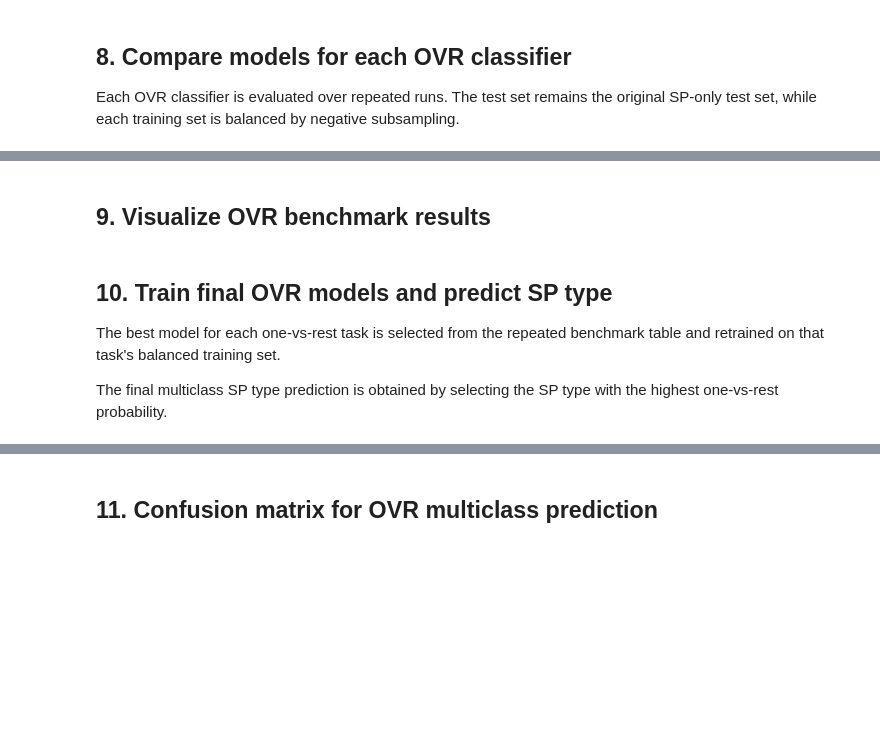
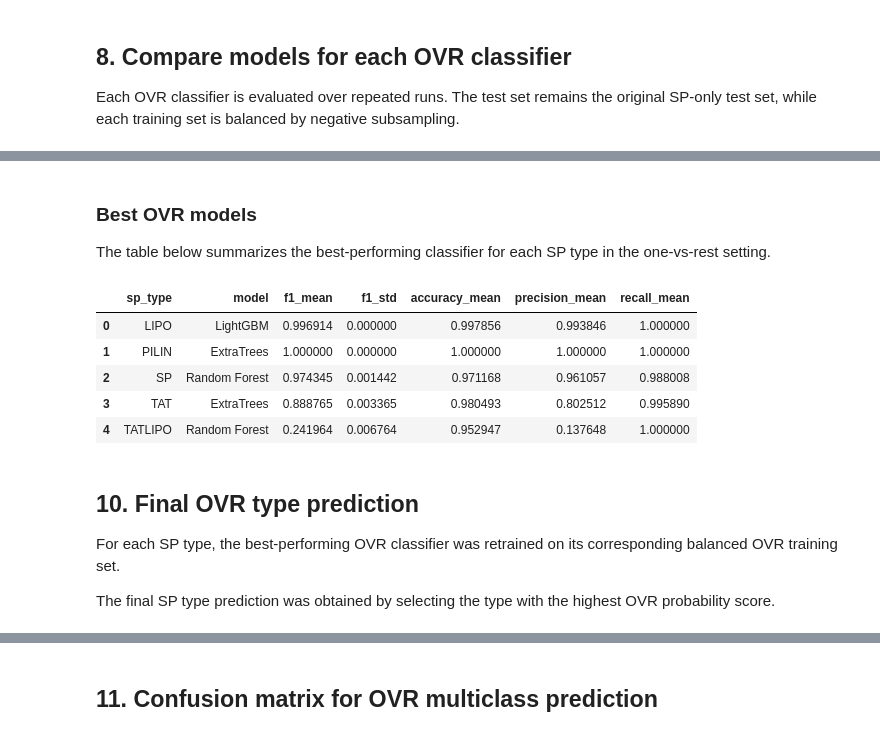
Before and after one commit to junkang812/signal-peptide-cpp, a Jupyter notebook: notebooks/02_sp_type_classifier.ipynb, the cells around one changed output, grey strips where cells are left out. Cells and saved outputs as stored; diff of their text form; code cells hidden in the pictures; blank space fills up the shorter version.

```diff
--- a/notebooks/02_sp_type_classifier.ipynb
+++ b/notebooks/02_sp_type_classifier.ipynb
@@ -470,36 +636,49 @@ display(ovr_summary)
 # %% [markdown]
-## 9. Visualize OVR benchmark results
+### Best OVR models
+
+The table below summarizes the best-performing classifier for each SP type in the one-vs-rest setting.
 # %%
-plt.figure(figsize=(10, 5))
-
-sns.barplot(
-    data=ovr_summary,
-    x="sp_type",
-    y="f1_mean",
-    hue="model",
-)
-
-plt.ylabel("F1 score")
-plt.xlabel("SP type")
-plt.title(f"OVR SP type classifier comparison ({N_RUNS} runs)")
-plt.ylim(0, 1.05)
-plt.xticks(rotation=30, ha="right")
-plt.tight_layout()
-plt.savefig(PLOT_DIR / "sp_type_ovr_f1_comparison.png", dpi=300, bbox_inches="tight")
-plt.show()
+## Best OVR models by SP type
 
 best_ovr_rows = (
     ovr_summary
-    .sort_values(["sp_type", "f1_mean"], ascending=[True, False])
+    .sort_values(
+        ["sp_type", "f1_mean"],
+        ascending=[True, False],
+    )
     .groupby("sp_type", as_index=False)
     .first()
 )
 
-display(best_ovr_rows[["sp_type", "model", "f1_mean", "f1_std", "accuracy_mean"]])
+best_ovr_rows = best_ovr_rows[
+    [
+        "sp_type",
+        "model",
+        "f1_mean",
+        "f1_std",
+        "accuracy_mean",
+        "precision_mean",
+        "recall_mean",
+    ]
+]
+
+best_ovr_rows.to_csv(
+    METRIC_DIR / "sp_type_best_ovr_models.csv",
+    index=False,
+)
+
+display(best_ovr_rows)
+# %% [output]
+|  | sp_type | model | f1_mean | f1_std | accuracy_mean | precision_mean | recall_mean |
+| 0 | LIPO | LightGBM | 0.996914 | 0.000000 | 0.997856 | 0.993846 | 1.000000 |
+| 1 | PILIN | ExtraTrees | 1.000000 | 0.000000 | 1.000000 | 1.000000 | 1.000000 |
+| 2 | SP | Random Forest | 0.974345 | 0.001442 | 0.971168 | 0.961057 | 0.988008 |
+| 3 | TAT | ExtraTrees | 0.888765 | 0.003365 | 0.980493 | 0.802512 | 0.995890 |
+| 4 | TATLIPO | Random Forest | 0.241964 | 0.006764 | 0.952947 | 0.137648 | 1.000000 |
 # %% [markdown]
-## 10. Train final OVR models and predict SP type
+## 10. Final OVR type prediction
 
-The best model for each one-vs-rest task is selected from the repeated benchmark table and retrained on that task's balanced training set.
+For each SP type, the best-performing OVR classifier was retrained on its corresponding balanced OVR training set.
 
-The final multiclass SP type prediction is obtained by selecting the SP type with the highest one-vs-rest probability.
+The final SP type prediction was obtained by selecting the type with the highest OVR probability score.
 # %%
```
Also changed, not shown: parts of 16 cells of this notebook, 1 other file.
